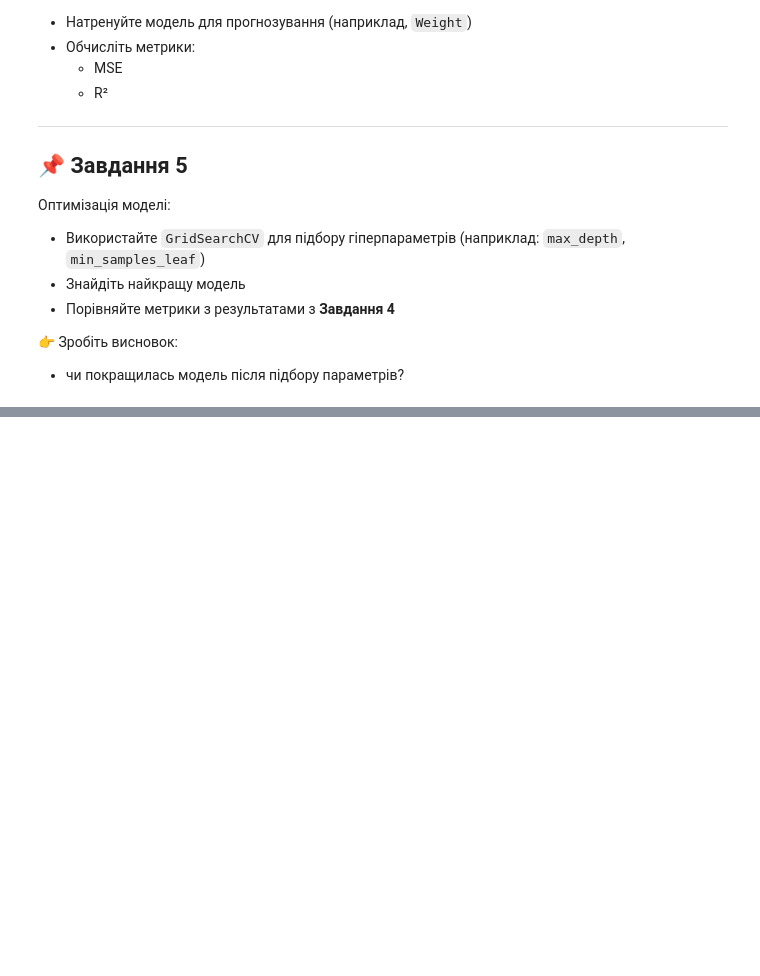
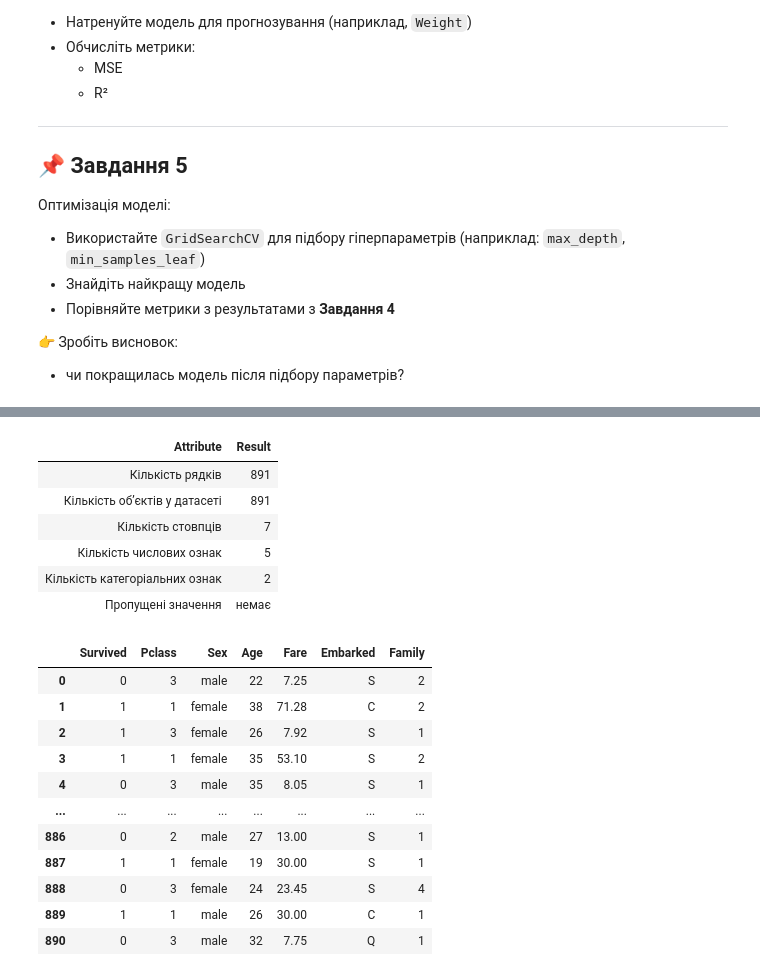
Before and after one commit to BogdanPinchuk/DataScience-PBY_HW12, a Jupyter notebook: Bohdan_Pinchuk_DS_HW12.ipynb, the cells around one changed output, grey strips where cells are left out. Cells and saved outputs as stored; diff of their text form; code cells hidden in the pictures; blank space fills up the shorter version.

```diff
--- a/Bohdan_Pinchuk_DS_HW12.ipynb
+++ b/Bohdan_Pinchuk_DS_HW12.ipynb
@@ -197,0 +249,61 @@ display(titanic_dataset, fish_market)
+# %%
+# Обробка даних
+
+import numpy as np
+import pandas as pd
+import apps.main as mn
+
+# Input data
+ages_col_name = "Age"
+fares_col_name = "Fare"
+sibsp_col_name = "SibSp"
+parch_col_name = "Parch"
+family_col_name = "Family"
+fill_col_list = ["Age", "Embarked"]
+drop_col_list = ["PassengerId", "Name", "Ticket", "Cabin"]
+
+# Solution
+titanic_dataset.drop(columns=drop_col_list, inplace=True)
+
+# Заповнення пропусків
+for col_name in fill_col_list:
+    most_often_value = titanic_dataset[col_name].mode()[0]
+    titanic_dataset[col_name] = titanic_dataset[col_name].fillna(most_often_value)
+
+# Корегування даних
+titanic_dataset[ages_col_name] = titanic_dataset[ages_col_name].round().astype(int)
+titanic_dataset[fares_col_name] = titanic_dataset[fares_col_name].round(2).astype(float)
+
+# Заміна даних і очищення
+titanic_dataset[family_col_name] = titanic_dataset.apply(
+    lambda df_row: df_row[sibsp_col_name] + df_row[parch_col_name] + 1, axis=1)
+titanic_dataset.drop(columns=[sibsp_col_name, parch_col_name], inplace=True)
+
+data_set = titanic_dataset
+n_columns = data_set.columns.size
+n_rows = data_set.index.size
+
+columns_df = pd.DataFrame(data_set.columns, columns=["Columns"])
+types_df = pd.DataFrame(data_set.dtypes, columns=["Types"])
+
+col_num_type = data_set.select_dtypes(include=np.number).columns
+col_cat_type = data_set.select_dtypes(exclude=np.number).columns
+
+empty_val_by_col = data_set.isnull().sum().to_frame(name='count')
+is_empty_val = empty_val_by_col.values.sum() > 0
+
+rp = mn.Reporter()
+rp.add_item("Кількість рядків", str(n_rows))
+rp.add_item("Кількість об’єктів у датасеті", str(n_rows))
+rp.add_item("Кількість стовпців", str(n_columns))
+rp.add_item("Кількість числових ознак", str(col_num_type.size))
+rp.add_item("Кількість категоріальних ознак", str(col_cat_type.size))
+rp.add_item("Пропущені значення", 'є' if is_empty_val > 0 else 'немає')
+rp.print_pd_report("Параметри таблиці після обробки")
+
+if is_empty_val > 0:
+    display(empty_val_by_col.style.set_caption("Кількість пропусків"))
+
+# Print results
+display(titanic_dataset)
+# %% [output]
@@ -197,0 +311,19 @@ display(titanic_dataset, fish_market)
+| Attribute | Result |
+| Кількість рядків | 891 |
+| Кількість об’єктів у датасеті | 891 |
+| Кількість стовпців | 7 |
+| Кількість числових ознак | 5 |
+| Кількість категоріальних ознак | 2 |
+| Пропущені значення | немає |
+|  | Survived | Pclass | Sex | Age | Fare | Embarked | Family |
+| 0 | 0 | 3 | male | 22 | 7.25 | S | 2 |
+| 1 | 1 | 1 | female | 38 | 71.28 | C | 2 |
+| 2 | 1 | 3 | female | 26 | 7.92 | S | 1 |
+| 3 | 1 | 1 | female | 35 | 53.10 | S | 2 |
+| 4 | 0 | 3 | male | 35 | 8.05 | S | 1 |
+| ... | ... | ... | ... | ... | ... | ... | ... |
+| 886 | 0 | 2 | male | 27 | 13.00 | S | 1 |
+| 887 | 1 | 1 | female | 19 | 30.00 | S | 1 |
+| 888 | 0 | 3 | female | 24 | 23.45 | S | 4 |
+| 889 | 1 | 1 | male | 26 | 30.00 | C | 1 |
+| 890 | 0 | 3 | male | 32 | 7.75 | Q | 1 |
```
Also changed, not shown: parts of 6 cells of this notebook.
